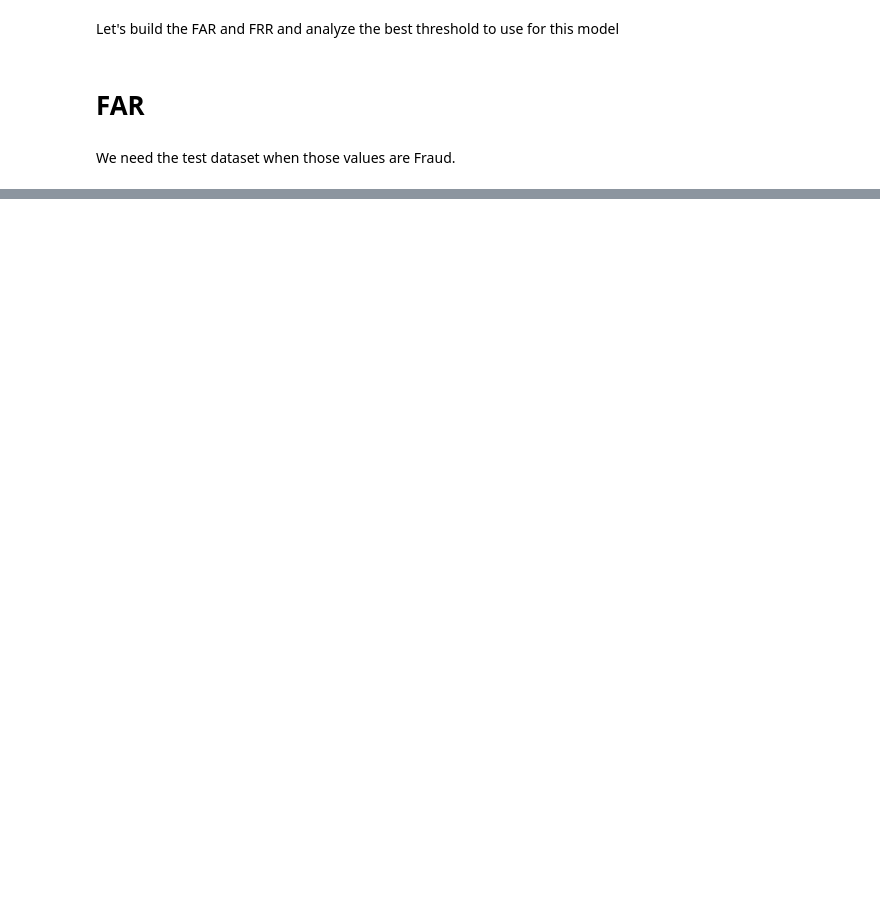
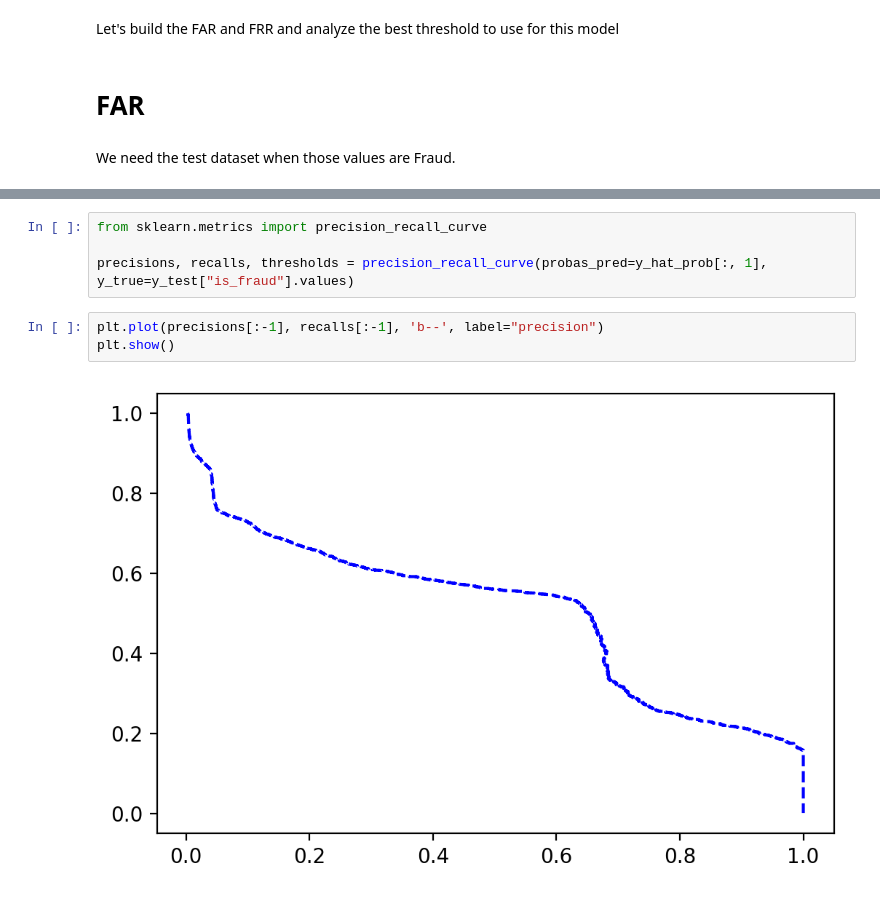
Before and after one commit to LucianoBatista/fraud-detection-classifier, a Jupyter notebook: analysis/evaluate-frr-far-curves.ipynb, the cells around one changed output, grey strips where cells are left out. Drawn from its saved outputs; the diff is of its cells as text; blank space fills up the shorter version.

```diff
--- a/analysis/evaluate-frr-far-curves.ipynb
+++ b/analysis/evaluate-frr-far-curves.ipynb
@@ -192,0 +221,9 @@ plt.show()
+# %%
+from sklearn.metrics import precision_recall_curve
+
+precisions, recalls, thresholds = precision_recall_curve(probas_pred=y_hat_prob[:, 1], y_true=y_test["is_fraud"].values)
+# %%
+plt.plot(precisions[:-1], recalls[:-1], 'b--', label="precision")
+plt.show()
+# %% [output]
+[figure, added]
```
Also changed, not shown: parts of 19 cells of this notebook, 5 other files.
